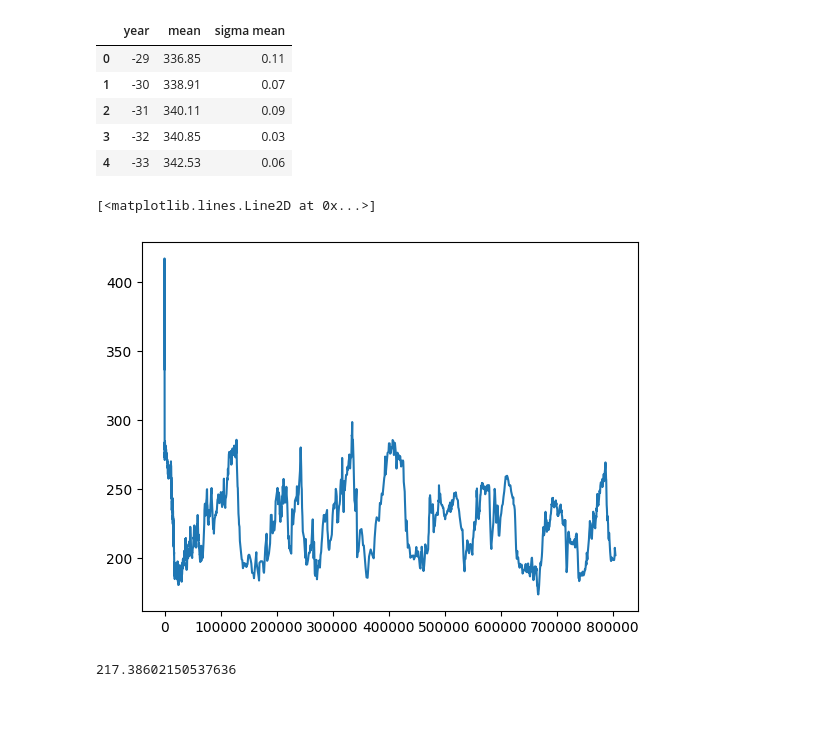
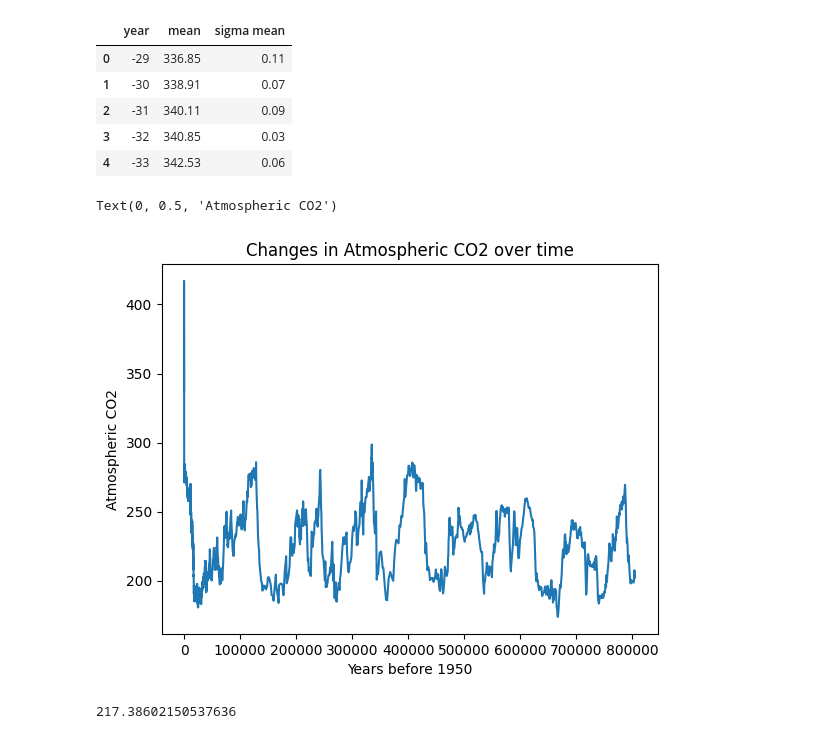
Before and after one commit to tomdbrophy/prog_data_analysis_assessment_2, a Jupyter notebook: project2.ipynb, the cells around one changed output. Saved outputs shown, nothing was run; the diff lists cells and outputs as text; code cells hidden in the pictures; blank space fills up the shorter version.

Commit message:
Titles and axis labels added to graphs

```diff
--- a/project2.ipynb
+++ b/project2.ipynb
@@ -59,13 +59,16 @@ co2_noaa.head()
 # %%
 co2 = pd.concat([co2_noaa,co2_ipcc], ignore_index=True)
 #co2 = [co2_noaa,co2_ipcc]
 co2.head()
 co2.tail()
 
 plt.plot(co2['year'], co2['mean'])
+plt.title('Changes in Atmospheric CO2 over time')
+plt.xlabel('Years before 1950')
+plt.ylabel('Atmospheric CO2')
 # %% [output]
-[<matplotlib.lines.Line2D at 0x...>]
+Text(0, 0.5, 'Atmospheric CO2')
-[figure, old version]
+[figure, new version]
 # %%
 temp_jouzel = pd.read_excel('data/temp_jouzel.xls')
 temp_jouzel = temp_jouzel.drop(['bag', 'ztop', 'EDC3béta', 'deutfinal', 'acc-EDC3beta'], axis=1)
```
Also changed, not shown: parts of 3 cells of this notebook.
